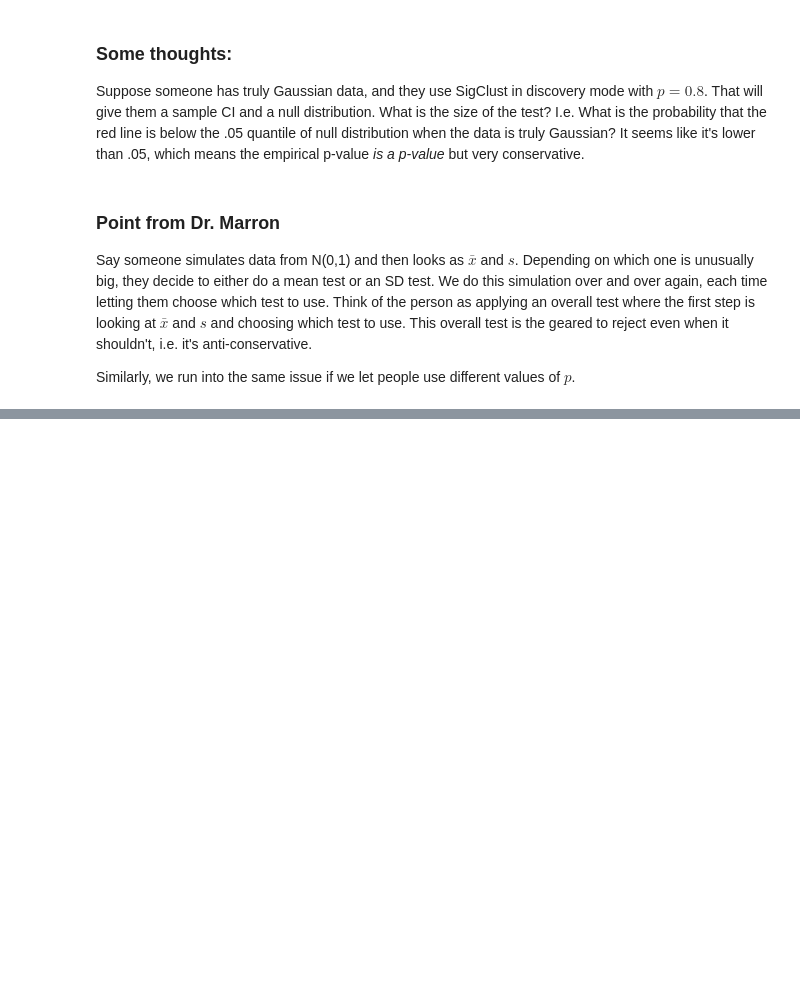
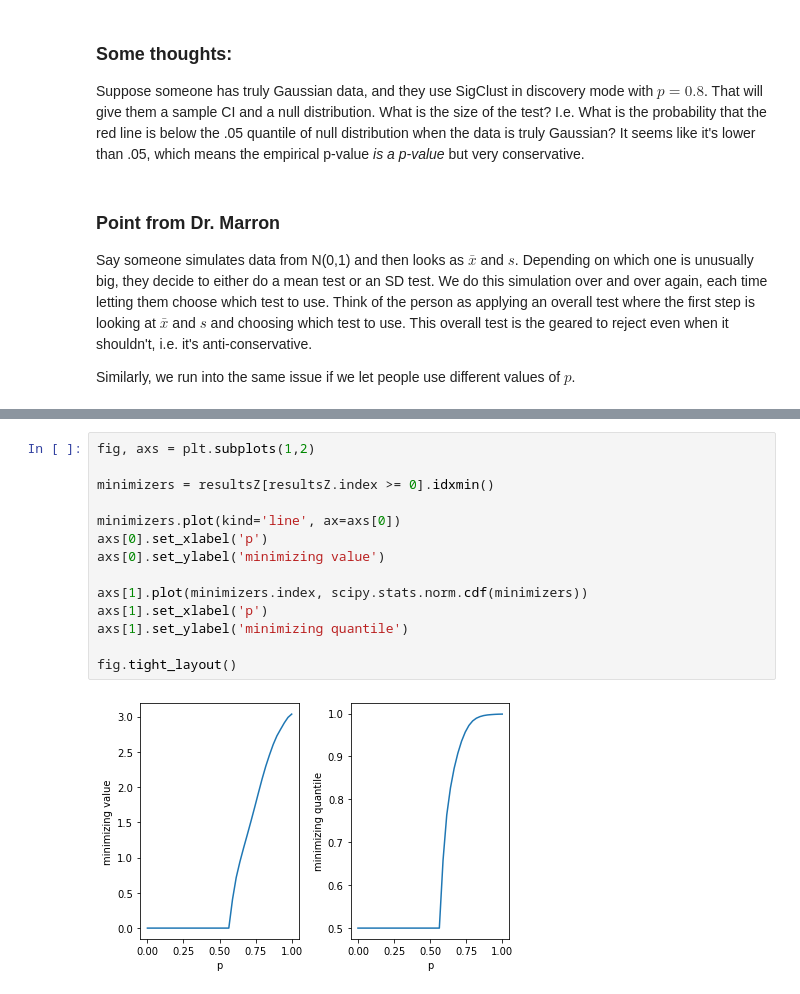
Before and after one commit to thomaskeefe/sigclust, a Jupyter notebook: average_k_means.ipynb, the cells around one changed output, grey strips where cells are left out. Drawn from its saved outputs; the diff is of its cells as text; blank space fills up the shorter version.

```diff
--- a/average_k_means.ipynb
+++ b/average_k_means.ipynb
@@ -576,0 +557,16 @@ Similarly, we run into the same issue if we let people use different values of $
+# %%
+fig, axs = plt.subplots(1,2)
+
+minimizers = resultsZ[resultsZ.index >= 0].idxmin()
+
+minimizers.plot(kind='line', ax=axs[0])
+axs[0].set_xlabel('p')
+axs[0].set_ylabel('minimizing value')
+
+axs[1].plot(minimizers.index, scipy.stats.norm.cdf(minimizers))
+axs[1].set_xlabel('p')
+axs[1].set_ylabel('minimizing quantile')
+
+fig.tight_layout()
+# %% [output]
+[figure, added]
```
Also changed, not shown: parts of 3 cells of this notebook, 1 other file.
